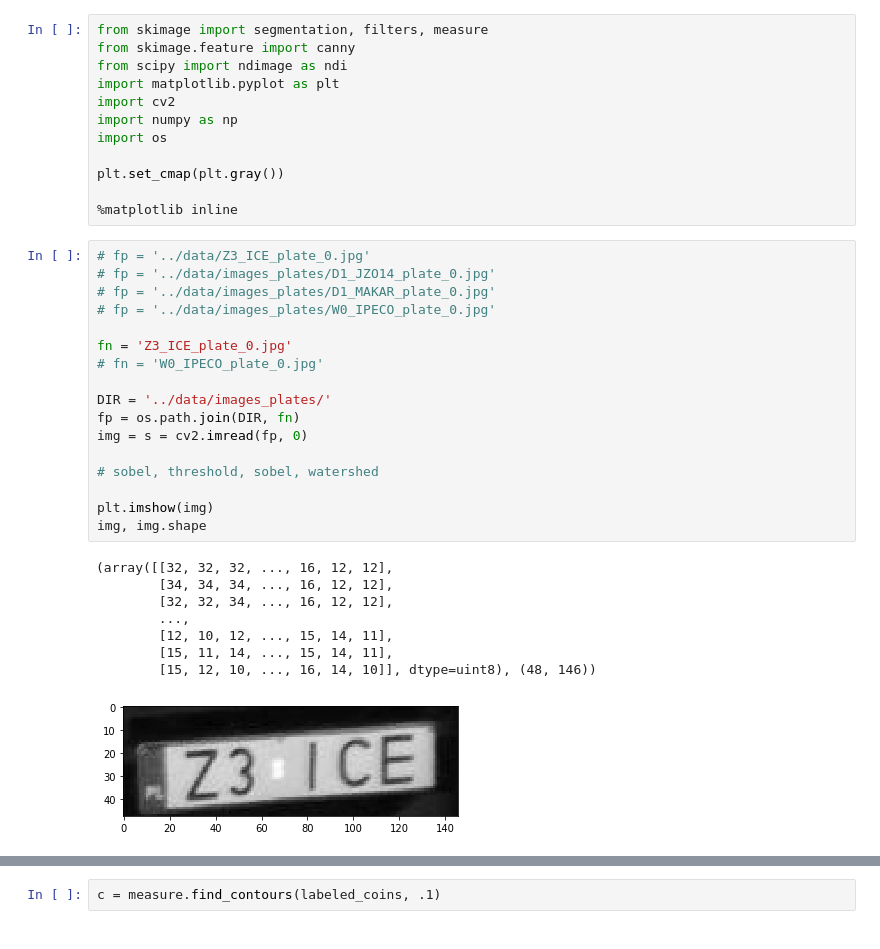
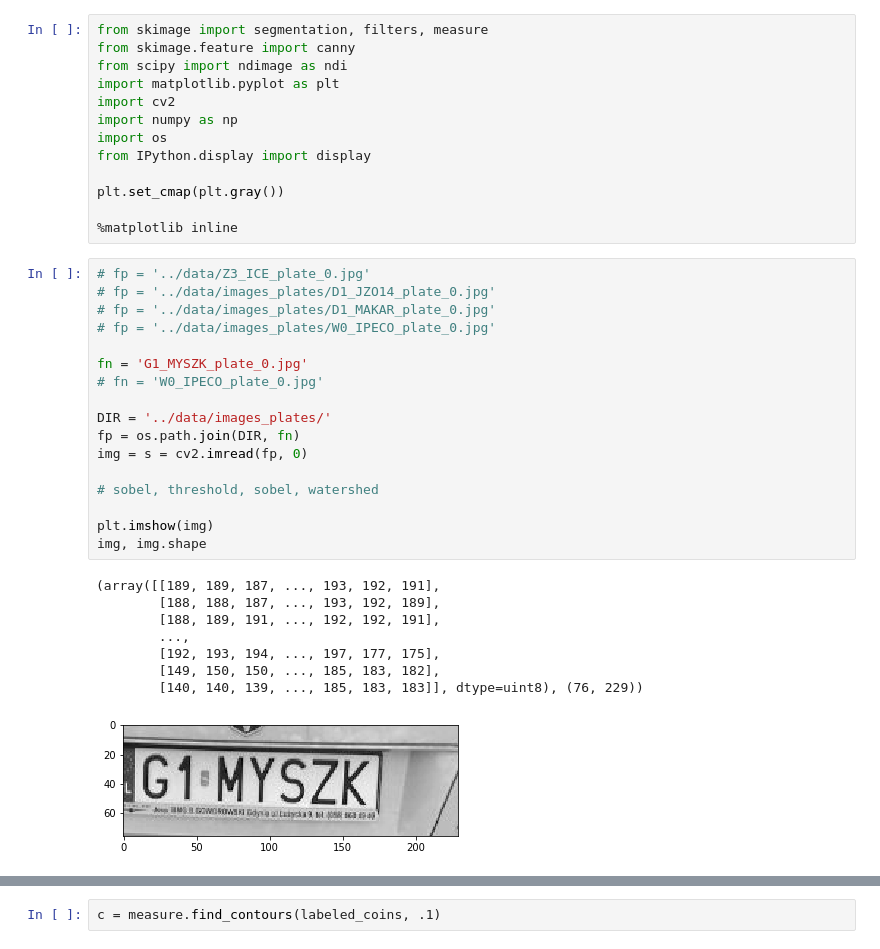
Before and after one commit to matbur/falpr, a Jupyter notebook: src/segmentation.ipynb, the cells around one changed output, grey strips where cells are left out. Drawn from its saved outputs; the diff is of its cells as text.

```diff
--- a/src/segmentation.ipynb
+++ b/src/segmentation.ipynb
@@ -6,6 +6,7 @@ import matplotlib.pyplot as plt
 import cv2
 import numpy as np
 import os
+from IPython.display import display
 
 plt.set_cmap(plt.gray())
 
@@ -13,29 +14,29 @@ plt.set_cmap(plt.gray())
 # %%
 # fp = '../data/Z3_ICE_plate_0.jpg'
 # fp = '../data/images_plates/D1_JZO14_plate_0.jpg'
 # fp = '../data/images_plates/D1_MAKAR_plate_0.jpg'
 # fp = '../data/images_plates/W0_IPECO_plate_0.jpg'
 
-fn = 'Z3_ICE_plate_0.jpg'
+fn = 'G1_MYSZK_plate_0.jpg'
 # fn = 'W0_IPECO_plate_0.jpg'
 
 DIR = '../data/images_plates/'
 fp = os.path.join(DIR, fn)
 img = s = cv2.imread(fp, 0)
 
 # sobel, threshold, sobel, watershed
 
 plt.imshow(img)
 img, img.shape
 # %% [output]
-(array([[32, 32, 32, ..., 16, 12, 12],
-        [34, 34, 34, ..., 16, 12, 12],
-        [32, 32, 34, ..., 16, 12, 12],
+(array([[189, 189, 187, ..., 193, 192, 191],
+        [188, 188, 187, ..., 193, 192, 189],
+        [188, 189, 191, ..., 192, 192, 191],
         ...,
-        [12, 10, 12, ..., 15, 14, 11],
-        [15, 11, 14, ..., 15, 14, 11],
-        [15, 12, 10, ..., 16, 14, 10]], dtype=uint8), (48, 146))
+        [192, 193, 194, ..., 197, 177, 175],
+        [149, 150, 150, ..., 185, 183, 182],
+        [140, 140, 139, ..., 185, 183, 183]], dtype=uint8), (76, 229))
-[figure, old version]
+[figure, new version]
 # %%
 from skimage.filters import sobel
 
```
Also changed, not shown: parts of 7 cells of this notebook, 1 other file.
